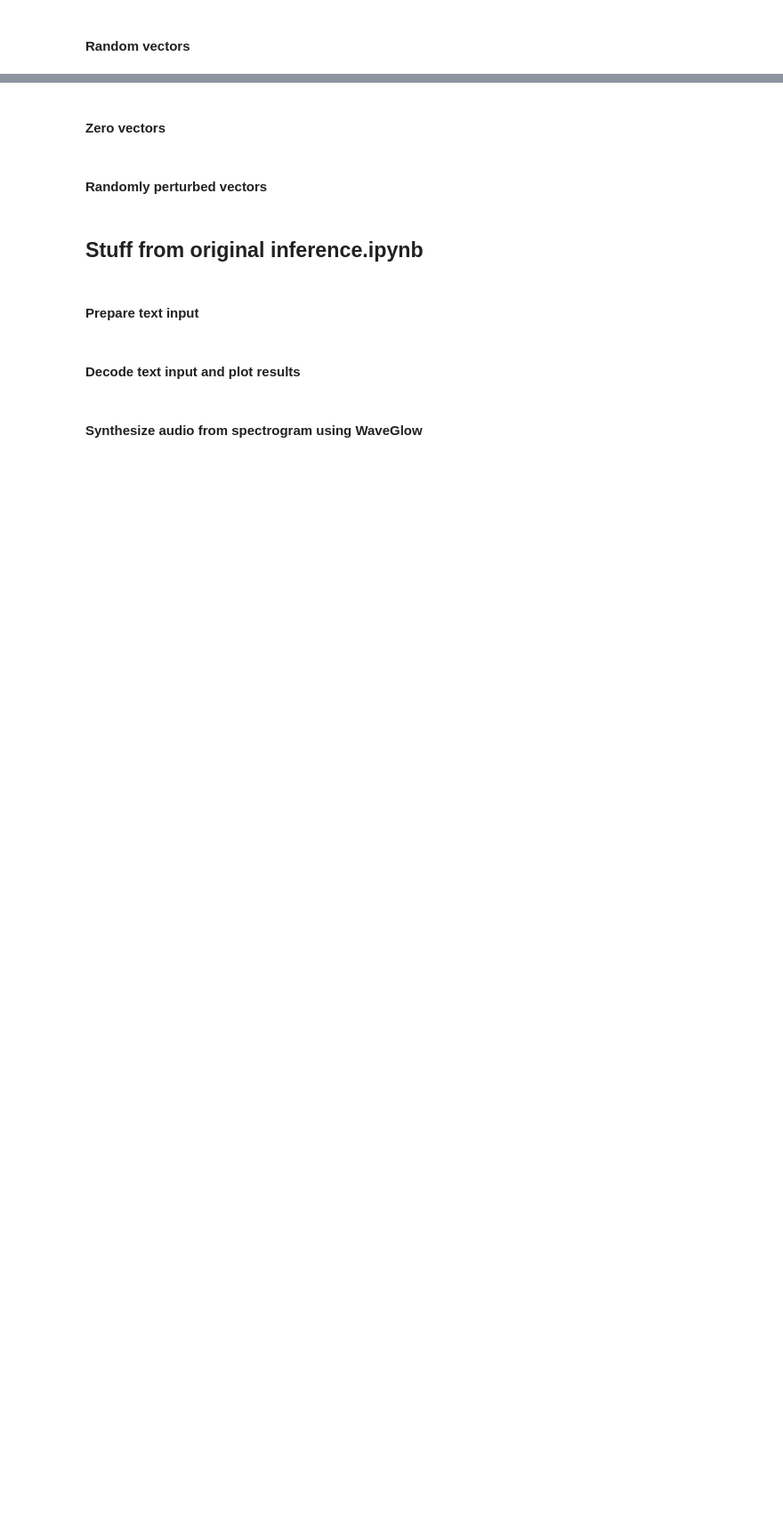
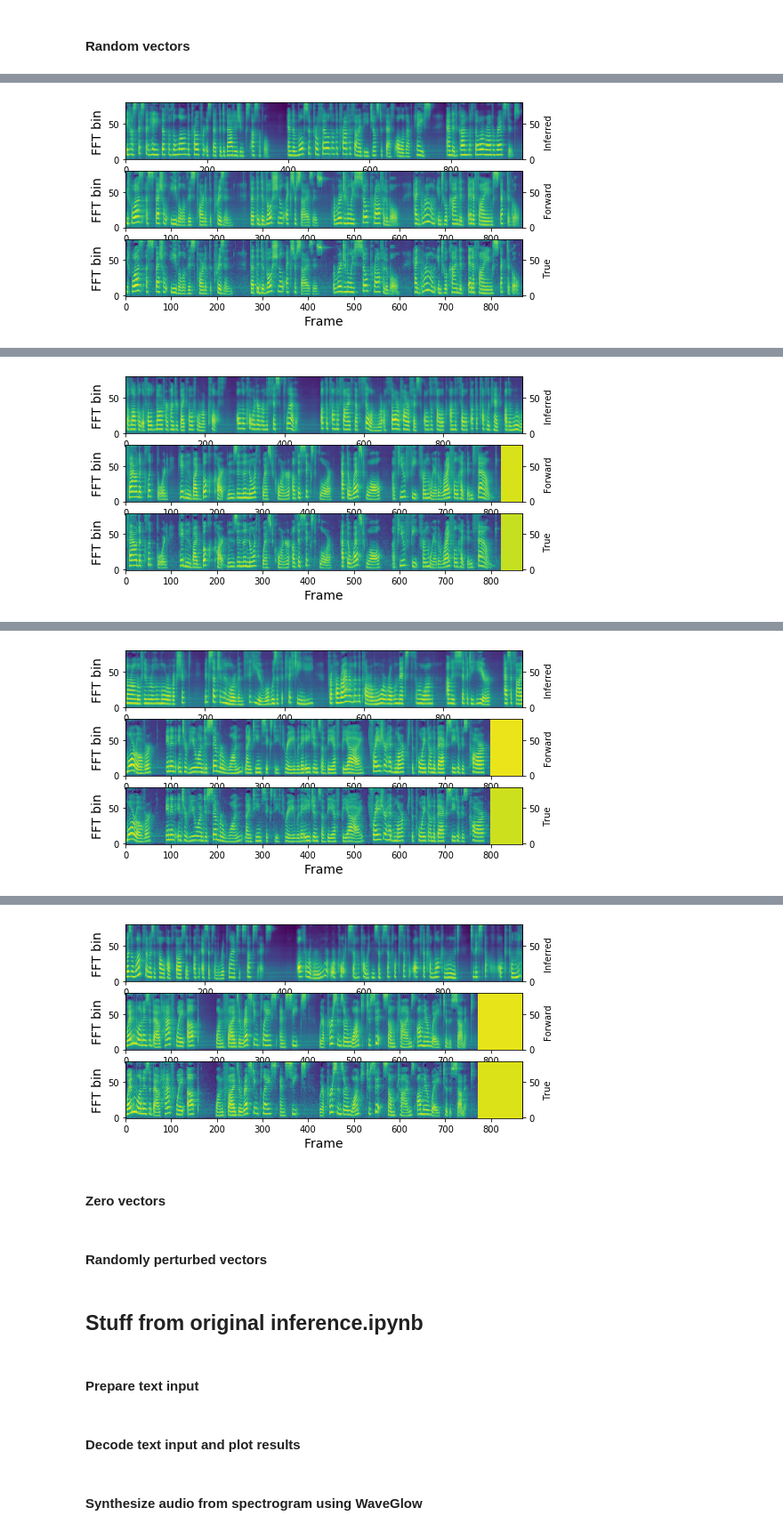
Before and after one commit to mcncm/tacotron2, a Jupyter notebook: inference.ipynb, the cells around one changed output, grey strips where cells are left out. Shown at 89% size. Saved outputs shown, nothing was run; the diff lists cells and outputs as text; code cells hidden in the pictures; blank space fills up the shorter version.

```diff
--- a/inference.ipynb
+++ b/inference.ipynb
@@ -367,0 +459,8 @@ with EncoderContext(model, RandEncoder(128)):
+# %%
+scalings = np.ones(128, dtype=np.float32)
+scalings[0] = 5
+fn = lambda x: rescale_principal_components(x, scalings, train_vh)
+
+context_plots('rescaling', ClosureEncoder(model.ref_encoder, fn=fn))
+# %% [output]
+[figure, added]
@@ -367,0 +468 @@ with EncoderContext(model, RandEncoder(128)):
+[figure, added]
@@ -367,0 +470 @@ with EncoderContext(model, RandEncoder(128)):
+[figure, added]
@@ -368,2 +472,3 @@ with EncoderContext(model, RandEncoder(128)):
+[figure, added]
 # %% [markdown]
 #### Zero vectors
```
Also changed, not shown: parts of 26 cells of this notebook.
